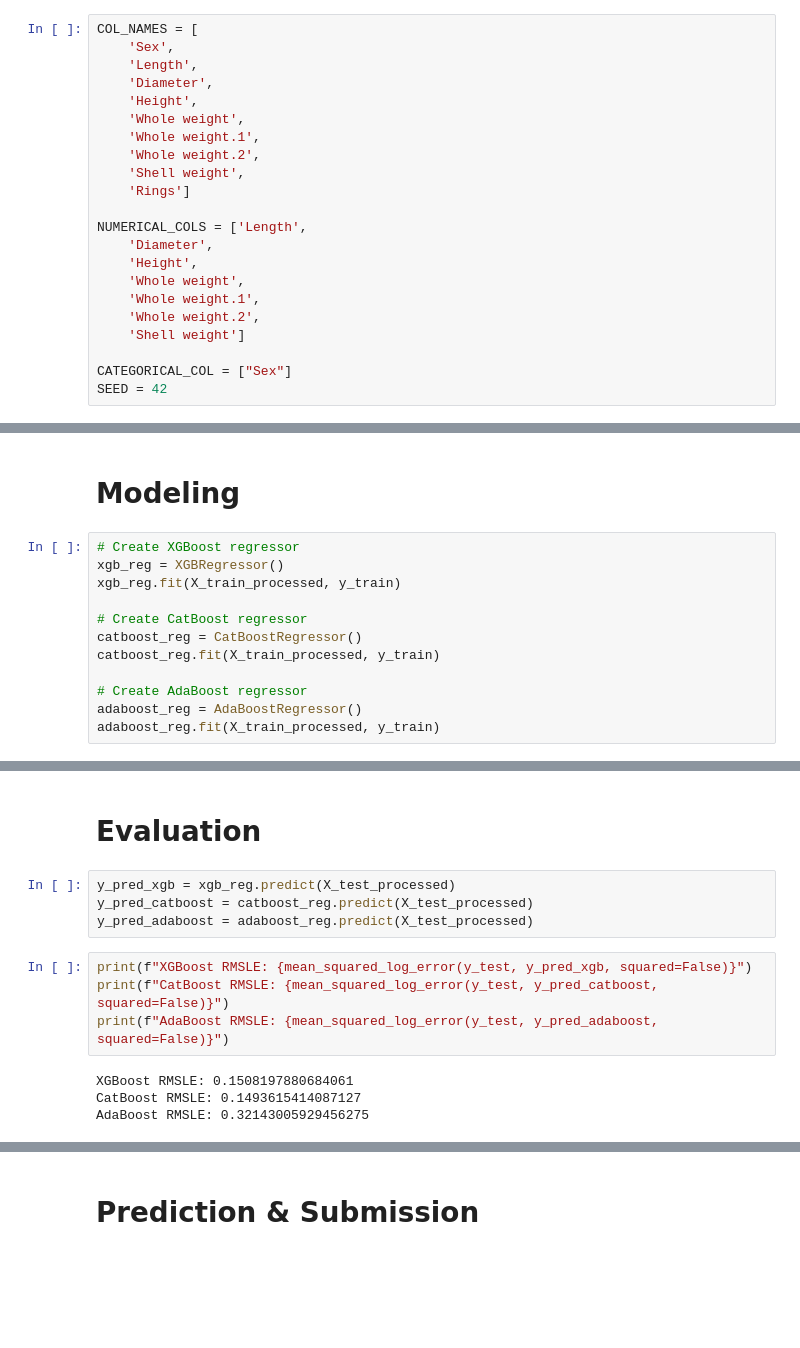
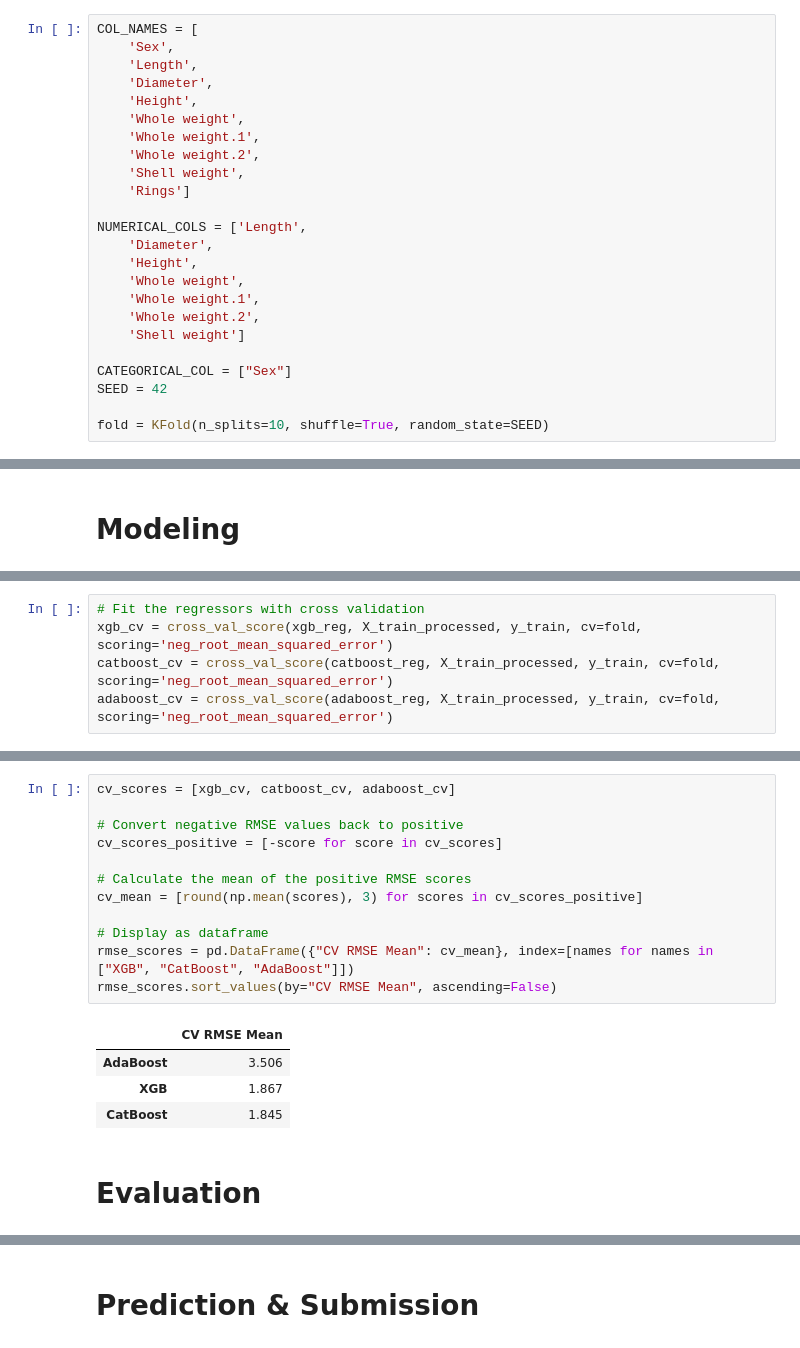
Before and after one commit to raydiwill/Abalone-Regression-KaggleC, a Jupyter notebook: model.ipynb, the cells around one changed output, grey strips where cells are left out. Cells and saved outputs as stored; diff of their text form; blank space fills up the shorter version.

```diff
--- a/model.ipynb
+++ b/model.ipynb
@@ -37,6 +37,8 @@ NUMERICAL_COLS = ['Length',
 
 CATEGORICAL_COL = ["Sex"]
 SEED = 42
+
+fold = KFold(n_splits=10, shuffle=True, random_state=SEED)
 # %% [markdown]
 # Functions
 # %%
@@ -251,15 +253,3 @@ Where:
 - $\log \text{ denotes the natural logarithm.}$
 # %% [markdown]
 # Modeling
-# %%
-# Create XGBoost regressor
-xgb_reg = XGBRegressor()
-xgb_reg.fit(X_train_processed, y_train)
-
-# Create CatBoost regressor
-catboost_reg = CatBoostRegressor()
-catboost_reg.fit(X_train_processed, y_train)
-
-# Create AdaBoost regressor
-adaboost_reg = AdaBoostRegressor()
-adaboost_reg.fit(X_train_processed, y_train)
@@ -284,0 +261,5 @@ AdaBoostRegressor()
+# %%
+# Fit the regressors with cross validation
+xgb_cv = cross_val_score(xgb_reg, X_train_processed, y_train, cv=fold, scoring='neg_root_mean_squared_error')
+catboost_cv = cross_val_score(catboost_reg, X_train_processed, y_train, cv=fold, scoring='neg_root_mean_squared_error')
+adaboost_cv = cross_val_score(adaboost_reg, X_train_processed, y_train, cv=fold, scoring='neg_root_mean_squared_error')
@@ -285,14 +284,19 @@ AdaBoostRegressor()
+# %%
+cv_scores = [xgb_cv, catboost_cv, adaboost_cv]
+
+# Convert negative RMSE values back to positive
+cv_scores_positive = [-score for score in cv_scores]
+
+# Calculate the mean of the positive RMSE scores
+cv_mean = [round(np.mean(scores), 3) for scores in cv_scores_positive]
+
+# Display as dataframe
+rmse_scores = pd.DataFrame({"CV RMSE Mean": cv_mean}, index=[names for names in ["XGB", "CatBoost", "AdaBoost"]])
+rmse_scores.sort_values(by="CV RMSE Mean", ascending=False)
+# %% [output]
+|  | CV RMSE Mean |
+| AdaBoost | 3.506 |
+| XGB | 1.867 |
+| CatBoost | 1.845 |
 # %% [markdown]
 # Evaluation
-# %%
-y_pred_xgb = xgb_reg.predict(X_test_processed)
-y_pred_catboost = catboost_reg.predict(X_test_processed)
-y_pred_adaboost = adaboost_reg.predict(X_test_processed)
-# %%
-print(f"XGBoost RMSLE: {mean_squared_log_error(y_test, y_pred_xgb, squared=False)}")
-print(f"CatBoost RMSLE: {mean_squared_log_error(y_test, y_pred_catboost, squared=False)}")
-print(f"AdaBoost RMSLE: {mean_squared_log_error(y_test, y_pred_adaboost, squared=False)}")
-# %% [output]
-XGBoost RMSLE: 0.1508197880684061
-CatBoost RMSLE: 0.1493615414087127
-AdaBoost RMSLE: 0.32143005929456275
```
Also changed, not shown: parts of 5 cells of this notebook.
